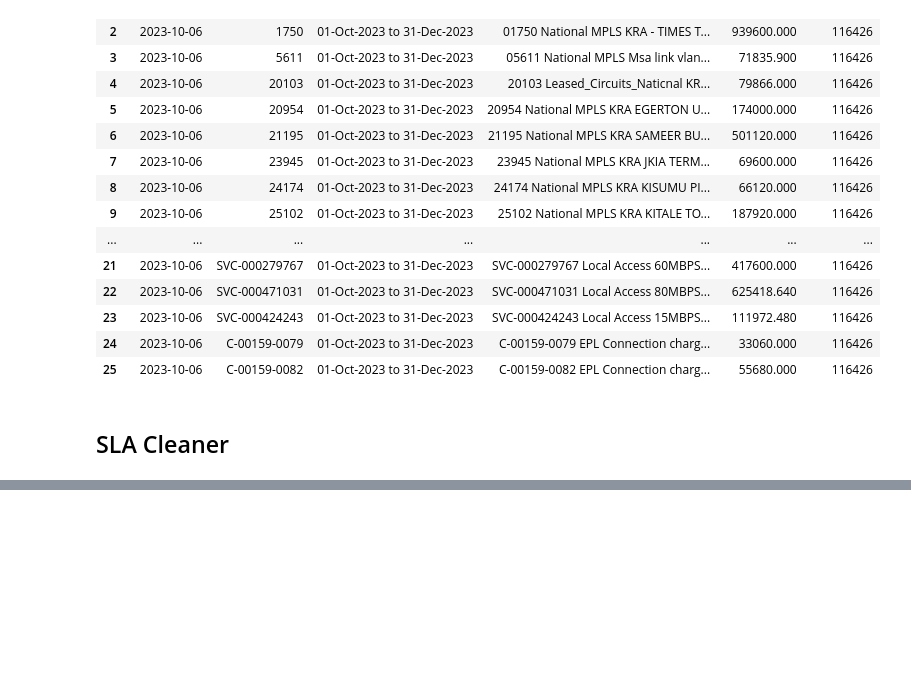
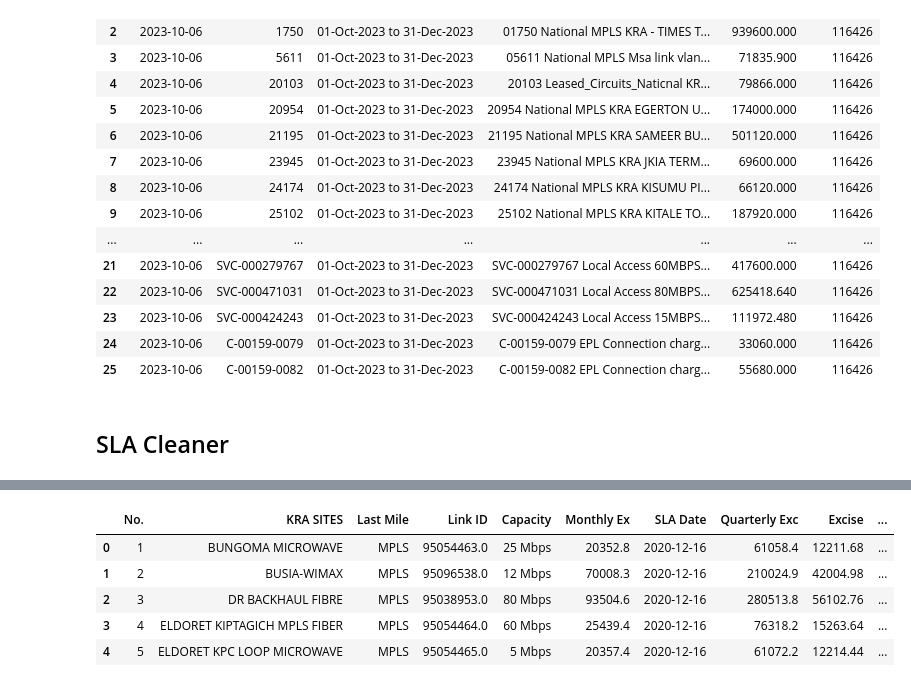
Before and after one commit to JackronyK/SLA_ETL, a Jupyter notebook: Data_Wrangling.ipynb, the cells around one changed output, grey strips where cells are left out. Drawn from its saved outputs; the diff is of its cells as text; code cells hidden in the pictures; blank space fills up the shorter version.

```diff
--- a/Data_Wrangling.ipynb
+++ b/Data_Wrangling.ipynb
@@ -452,0 +507,9 @@ df_ltk.head()
+# %%
+saf_cleaned.head()
+# %% [output]
+|  | No. | KRA SITES | Last Mile | Link ID | Capacity | Monthly Ex | SLA Date | Quarterly Exc | Excise | ... |
+| 0 | 1 | BUNGOMA MICROWAVE | MPLS | 95054463.0 | 25 Mbps | 20352.8 | 2020-12-16 | 61058.4 | 12211.68 | ... |
+| 1 | 2 | BUSIA-WIMAX | MPLS | 95096538.0 | 12 Mbps | 70008.3 | 2020-12-16 | 210024.9 | 42004.98 | ... |
+| 2 | 3 | DR BACKHAUL FIBRE | MPLS | 95038953.0 | 80 Mbps | 93504.6 | 2020-12-16 | 280513.8 | 56102.76 | ... |
+| 3 | 4 | ELDORET KIPTAGICH MPLS FIBER | MPLS | 95054464.0 | 60 Mbps | 25439.4 | 2020-12-16 | 76318.2 | 15263.64 | ... |
+| 4 | 5 | ELDORET KPC LOOP MICROWAVE | MPLS | 95054465.0 | 5 Mbps | 20357.4 | 2020-12-16 | 61072.2 | 12214.44 | ... |
```
Also changed, not shown: parts of 9 cells of this notebook.
